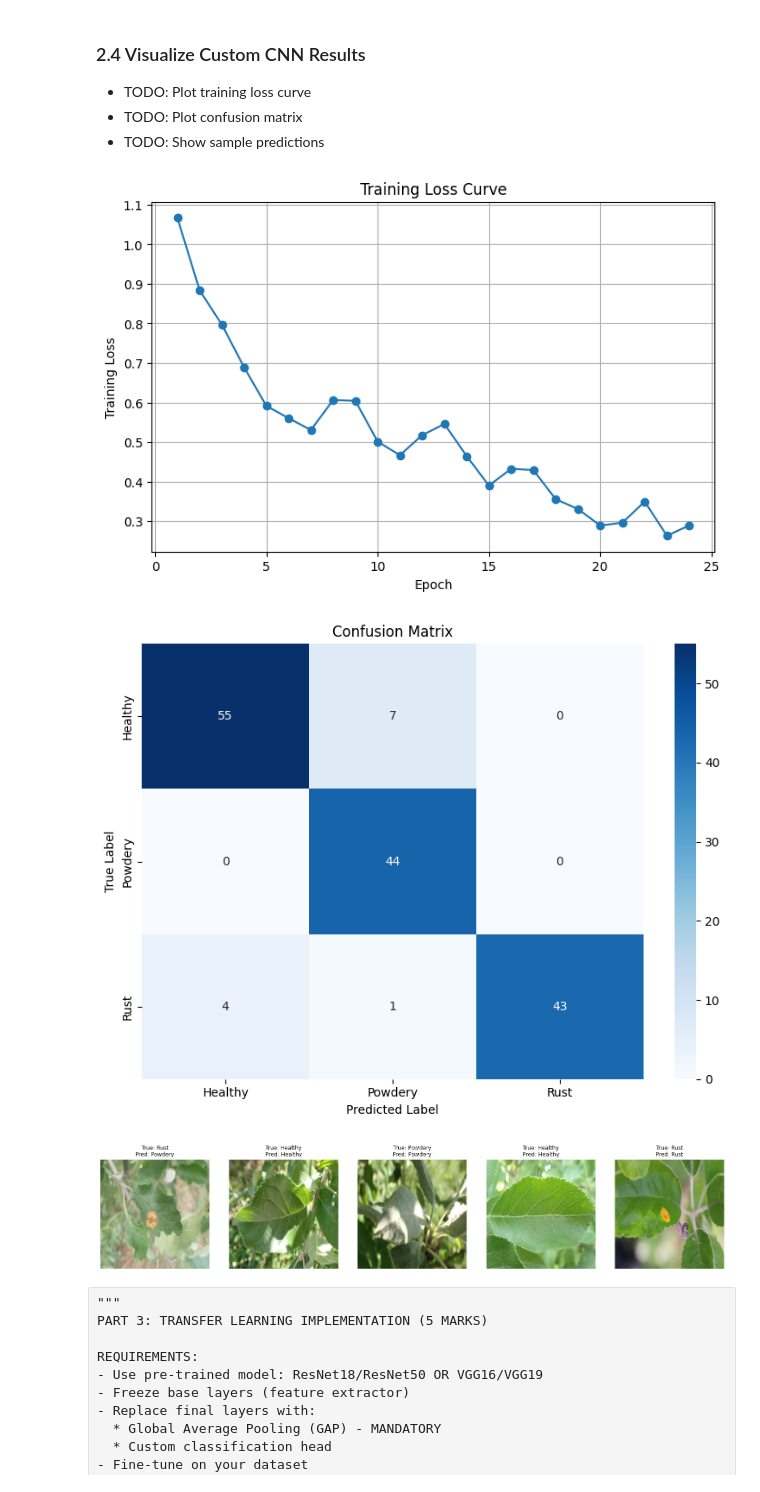
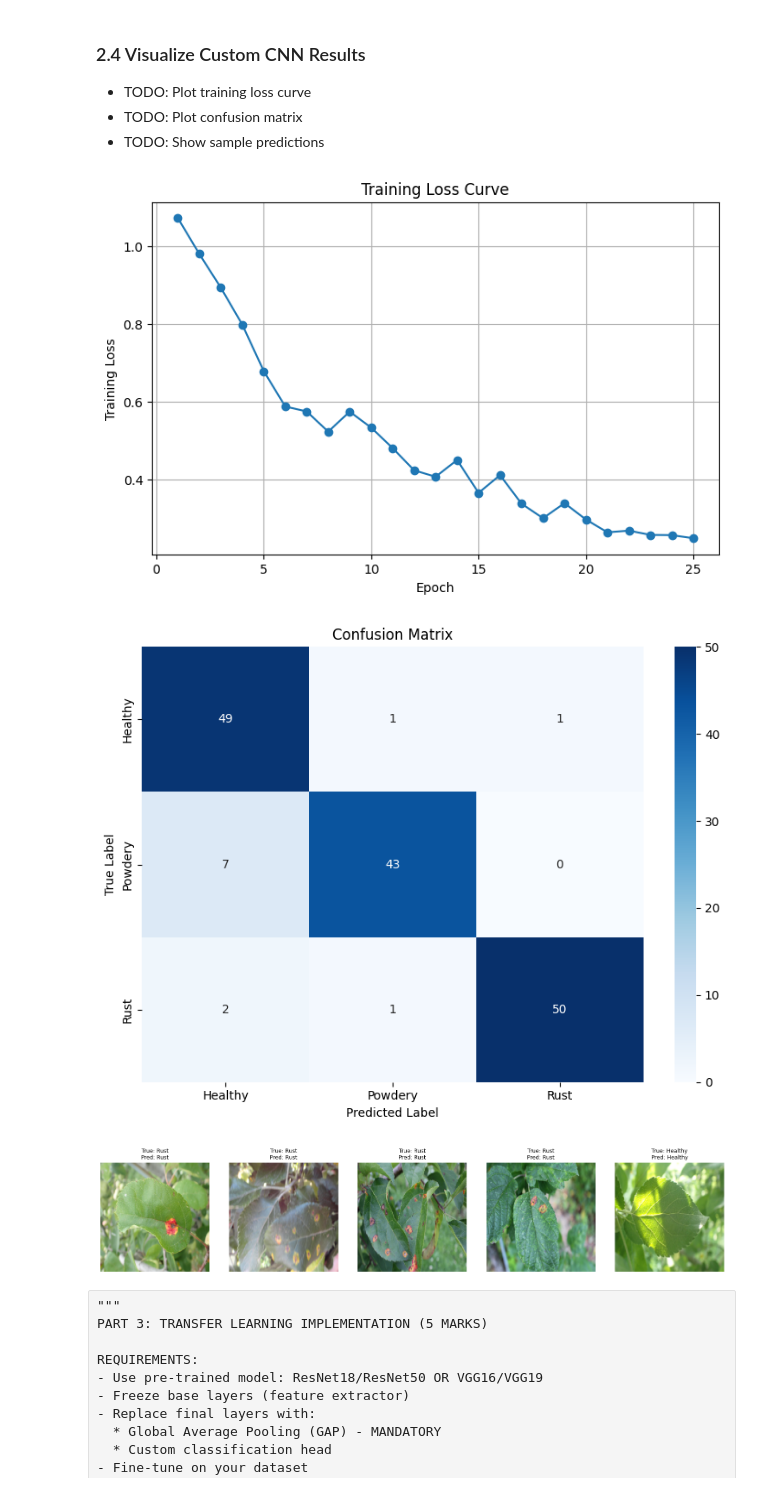
Before and after one commit to Rjain3108/Convolutional-Neural-Network-Practice, a Jupyter notebook: Plant Disease Prediction/CNN_assignment_template.ipynb, the cells around one changed output. Cells and saved outputs as stored; diff of their text form; code cells hidden in the pictures.

```diff
--- a/Plant Disease Prediction/CNN_assignment_template.ipynb
+++ b/Plant Disease Prediction/CNN_assignment_template.ipynb
@@ -512,7 +445,5 @@ CustomCNN(
 # For PyTorch: define optimizer and loss function
 
 criterion = nn.CrossEntropyLoss()
-learning_rate = 0.005
-optimizer = optim.Adam(custom_cnn.parameters(),lr=learning_rate)
-print("Loss Function:", criterion)
-print("Optimizer:", optimizer)
+custom_cnn_learning_rate = 0.001
+optimizer = optim.Adam(custom_cnn.parameters(),lr=custom_cnn_learning_rate)
@@ -545,17 +460,16 @@ CUSTOM CNN TRAINING
 # For Keras: history = custom_cnn.fit(X_train, y_train, epochs=20, batch_size=32, validation_split=0.1)
 # For PyTorch: write training loop
 
-num_epochs = 24
-train_losses = []
-train_accuracies = []
+custom_cnn_epochs = 25
+custom_cnn_train_losses = []
+custom_cnn_train_accuracies = []
 
-for epoch in range(num_epochs):
+for epoch in range(custom_cnn_epochs):
     custom_cnn.train()  # Set model to training mode
 
     running_loss = 0.0
     correct = 0
     total = 0
-
     for images, labels in train_loader:
         # Move data to device
         images = images.to(device)
@@ -585,10 +499,10 @@ for epoch in range(num_epochs):
     epoch_loss = running_loss / total
     epoch_acc = correct / total
 
-    train_losses.append(epoch_loss)
-    train_accuracies.append(epoch_acc)
+    custom_cnn_train_losses.append(epoch_loss)
+    custom_cnn_train_accuracies.append(epoch_acc)
 
-    print(f"Epoch [{epoch+1}/{num_epochs}] "
+    print(f"Epoch [{epoch+1}/{custom_cnn_epochs}] "
           f"Loss: {epoch_loss:.4f} "
           f"Accuracy: {epoch_acc:.4f}")
 # %% [output]
@@ -638,8 +552,8 @@ CUSTOM CNN EVALUATION
 
 custom_cnn.eval()  # Set model to evaluation mode
 
-all_preds = []
-all_labels = []
+custom_cnn_all_preds = []
+custom_cnn_all_labels = []
 
 with torch.no_grad():
     for images, labels in test_loader:
@@ -649,13 +563,13 @@ with torch.no_grad():
         outputs = custom_cnn(images)
         _, preds = torch.max(outputs, 1)
 
-        all_preds.extend(preds.cpu().numpy())
-        all_labels.extend(labels.cpu().numpy())
+        custom_cnn_all_preds.extend(preds.cpu().numpy())
+        custom_cnn_all_labels.extend(labels.cpu().numpy())
 
-custom_cnn_accuracy = accuracy_score(all_labels, all_preds)  # TODO: accuracy_score(y_test, y_pred)
-custom_cnn_precision = precision_score(all_labels, all_preds, average="weighted")  # TODO: precision_score(y_test, y_pred, average='macro')
-custom_cnn_recall = recall_score(all_labels, all_preds, average="weighted")  # TODO: recall_score(y_test, y_pred, average='macro')
-custom_cnn_f1 = f1_score(all_labels, all_preds, average="weighted")  # TODO: f1_score(y_test, y_pred, average='macro')
+custom_cnn_accuracy = accuracy_score(custom_cnn_all_labels, custom_cnn_all_preds)  # TODO: accuracy_score(y_test, y_pred)
+custom_cnn_precision = precision_score(custom_cnn_all_labels, custom_cnn_all_preds, average="weighted")  # TODO: precision_score(y_test, y_pred, average='macro')
+custom_cnn_recall = recall_score(custom_cnn_all_labels, custom_cnn_all_preds, average="weighted")  # TODO: recall_score(y_test, y_pred, average='macro')
+custom_cnn_f1 = f1_score(custom_cnn_all_labels, custom_cnn_all_preds, average="weighted")  # TODO: f1_score(y_test, y_pred, average='macro')
 # %%
 print("\nCustom CNN Performance:")
 print(f"Accuracy:  {custom_cnn_accuracy:.4f}")
@@ -677,21 +591,21 @@ F1-Score:  0.9225
 ## Plot training loss curves
 
 plt.figure(figsize=(8, 5))
-plt.plot(range(1, num_epochs + 1), train_losses, marker='o')
+plt.plot(range(1, custom_cnn_epochs + 1), custom_cnn_train_losses, marker='o')
 plt.xlabel("Epoch")
 plt.ylabel("Training Loss")
 plt.title("Training Loss Curve")
 plt.grid(True)
 plt.show()
 # %% [output]
-[figure, old version]
+[figure, new version]
 # %%
 ##Confusion Matrix
-custom_cnn_cm = confusion_matrix(all_labels, all_preds)
+custom_cnn_confusion_matrix = confusion_matrix(custom_cnn_all_labels, custom_cnn_all_preds)
 
 plt.figure(figsize=(8, 6))
 sns.heatmap(
-    custom_cnn_cm,
+    custom_cnn_confusion_matrix,
     annot=True,
     fmt="d",
     cmap="Blues",
@@ -704,31 +618,30 @@ plt.title("Confusion Matrix")
 plt.tight_layout()
 plt.show()
 # %% [output]
-[figure, old version]
+[figure, new version]
 # %%
 ## Visualize some predictions
 # Number of samples to display
-num_samples = 5
 num_samples = min(5, images.size(0))
 class_names = train_dataset.classes
 
 plt.figure(figsize=(15, 3))
 for i in range(num_samples):
     img = images[i].cpu().permute(1, 2, 0).numpy()
     img = np.clip(img, 0, 1)
 
     true_label = class_names[labels[i].item()]
     pred_label = class_names[preds[i].item()]
 
     plt.subplot(1, num_samples, i + 1)
     plt.imshow(img)
     plt.title(f"True: {true_label}\nPred: {pred_label}", fontsize=9)
     plt.axis("off")
 
 plt.tight_layout()
 plt.show()
 # %% [output]
-[figure, old version]
+[figure, new version]
 # %% [raw]
 """
 PART 3: TRANSFER LEARNING IMPLEMENTATION (5 MARKS)
```
Also changed, not shown: parts of 32 cells of this notebook.
